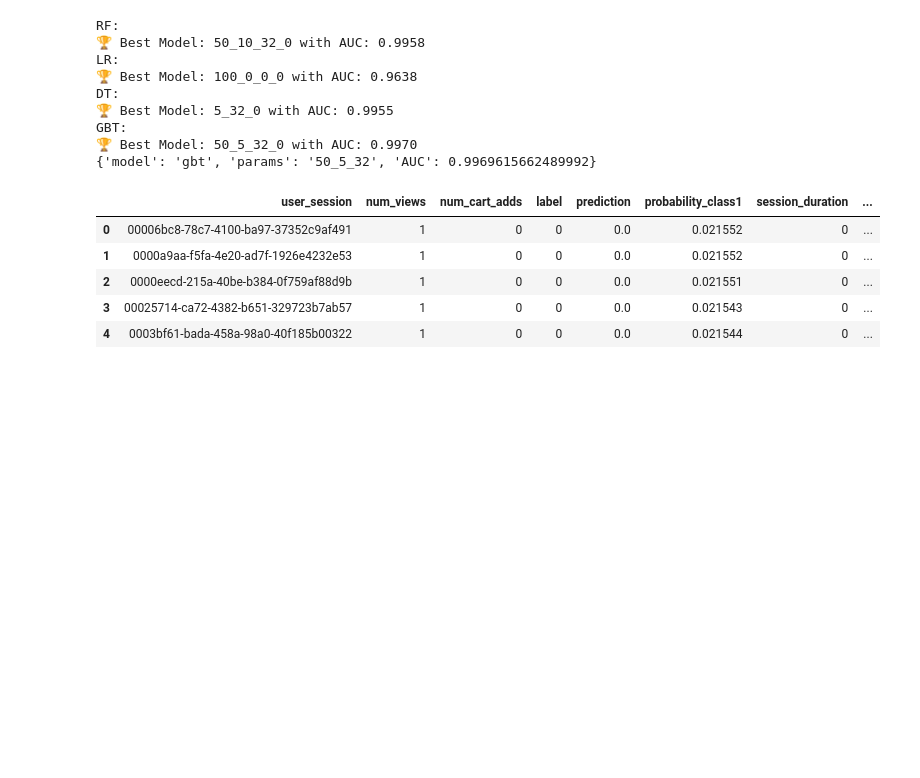
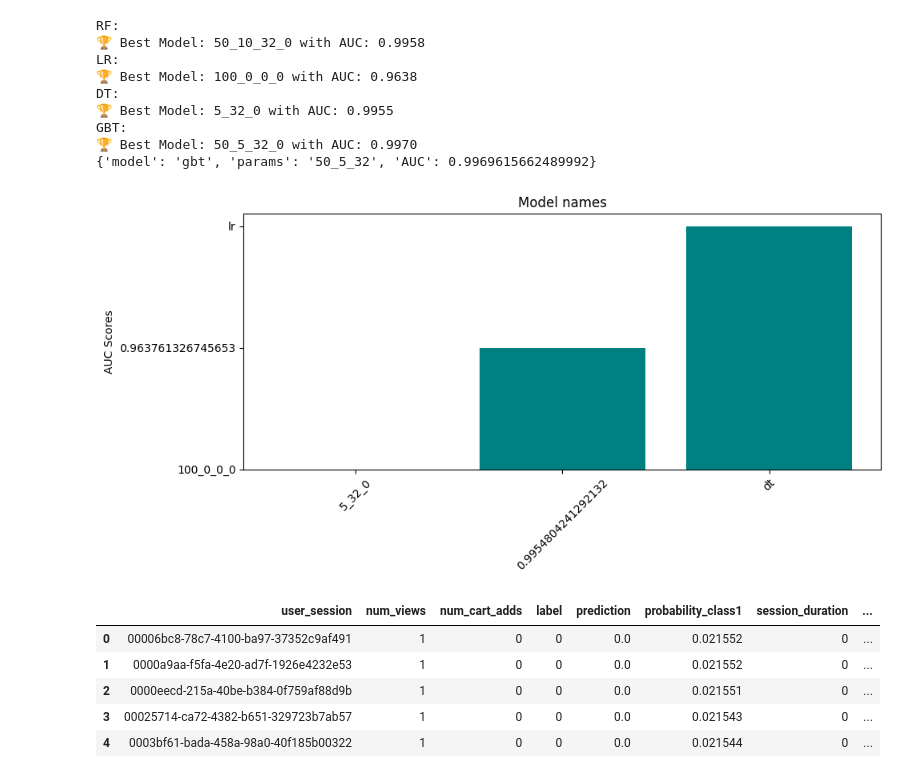
Before and after one commit to shivamAmrutia/ecomm-bigdata-project, a Jupyter notebook: notebooks/exploration1.ipynb, the cells around one changed output. Saved outputs shown, nothing was run; the diff lists cells and outputs as text; code cells hidden in the pictures; blank space fills up the shorter version.

```diff
--- a/notebooks/exploration1.ipynb
+++ b/notebooks/exploration1.ipynb
@@ -337,5 +270,15 @@ DT:
 GBT:
 🏆 Best Model: 50_5_32_0 with AUC: 0.9970
 {'model': 'gbt', 'params': '50_5_32', 'AUC': 0.9969615662489992}
+# %%
+plt.figure(figsize=(10, 5))
+plt.bar(results[2], results[1], color='teal')
+plt.ylabel("AUC Scores")
+plt.title("Model names")
+plt.xticks(rotation=45)
+plt.tight_layout()
+plt.show()
+# %% [output]
+[figure, added]
 # %%
 # Save a list of best hyperparameters or feature names
```
Also changed, not shown: parts of 11 cells of this notebook, 2 other files.
